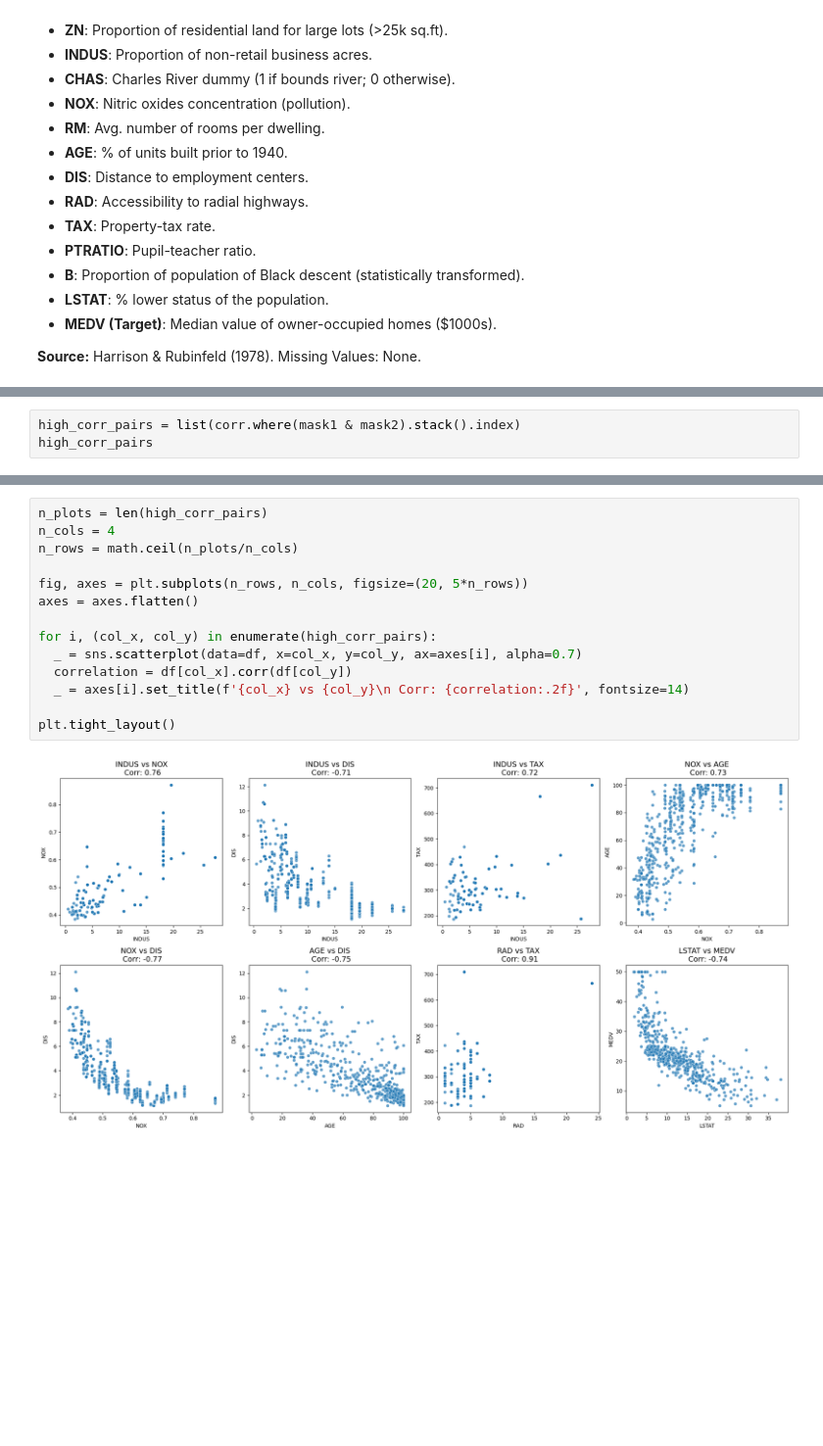
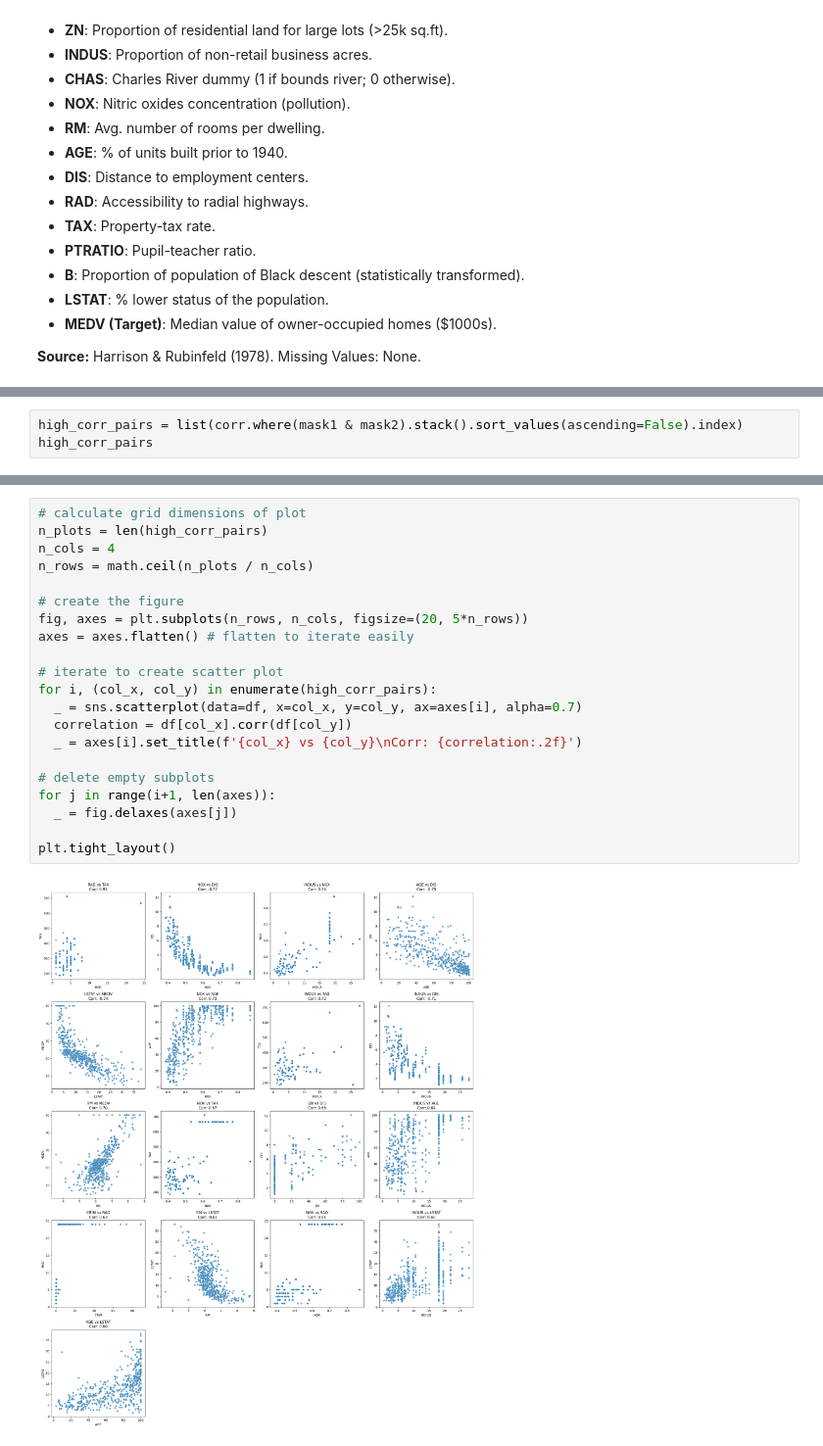
Before and after one commit to vidhatrihr/machine-learning-practices, a Jupyter notebook: boston-housing/boston_housing.ipynb, the cells around one changed output, grey strips where cells are left out. Shown at 98% size. Cells and saved outputs as stored; diff of their text form; blank space fills up the shorter version.

```diff
--- a/boston-housing/boston_housing.ipynb
+++ b/boston-housing/boston_housing.ipynb
@@ -316,6 +316,6 @@ corr.where(mask1 & mask2).fillna('-')
 | LSTAT | - | - | - | - | - | - | - | - | - | - | - | ... |
 | MEDV | - | - | - | - | - | - | - | - | - | - | - | ... |
 # %%
-high_corr_pairs = list(corr.where(mask1 & mask2).stack().index)
+high_corr_pairs = list(corr.where(mask1 & mask2).stack().sort_values(ascending=False).index)
 high_corr_pairs
 # %% [output]
@@ -336,16 +339,23 @@ _ = scatter_matrix(df[['LSTAT', 'MEDV', 'NOX', 'TAX']], figsize=(15, 15))
-# %%
-n_plots = len(high_corr_pairs)
-n_cols = 4
-n_rows = math.ceil(n_plots/n_cols)
-
-fig, axes = plt.subplots(n_rows, n_cols, figsize=(20, 5*n_rows))
-axes = axes.flatten()
-
-for i, (col_x, col_y) in enumerate(high_corr_pairs):
-  _ = sns.scatterplot(data=df, x=col_x, y=col_y, ax=axes[i], alpha=0.7)
-  correlation = df[col_x].corr(df[col_y])
-  _ = axes[i].set_title(f'{col_x} vs {col_y}\n Corr: {correlation:.2f}', fontsize=14)
-
-plt.tight_layout()
-# %% [output]
-[figure, removed]
+# %%
+# calculate grid dimensions of plot
+n_plots = len(high_corr_pairs)
+n_cols = 4
+n_rows = math.ceil(n_plots / n_cols)
+
+# create the figure
+fig, axes = plt.subplots(n_rows, n_cols, figsize=(20, 5*n_rows))
+axes = axes.flatten() # flatten to iterate easily
+
+# iterate to create scatter plot
+for i, (col_x, col_y) in enumerate(high_corr_pairs):
+  _ = sns.scatterplot(data=df, x=col_x, y=col_y, ax=axes[i], alpha=0.7)
+  correlation = df[col_x].corr(df[col_y])
+  _ = axes[i].set_title(f'{col_x} vs {col_y}\nCorr: {correlation:.2f}')
+
+# delete empty subplots
+for j in range(i+1, len(axes)):
+  _ = fig.delaxes(axes[j])
+
+plt.tight_layout()
+# %% [output]
+[figure, added]
```
Also changed, not shown: parts of 16 cells of this notebook.
